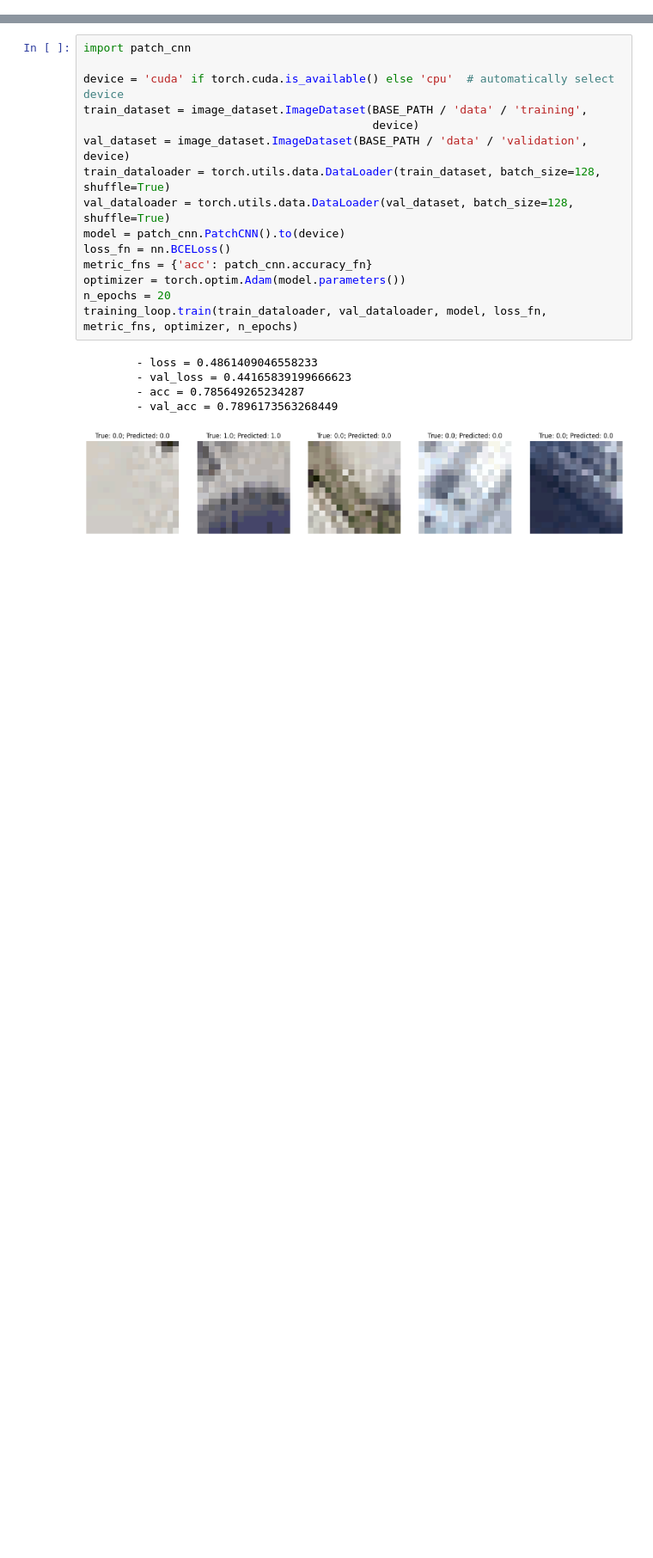
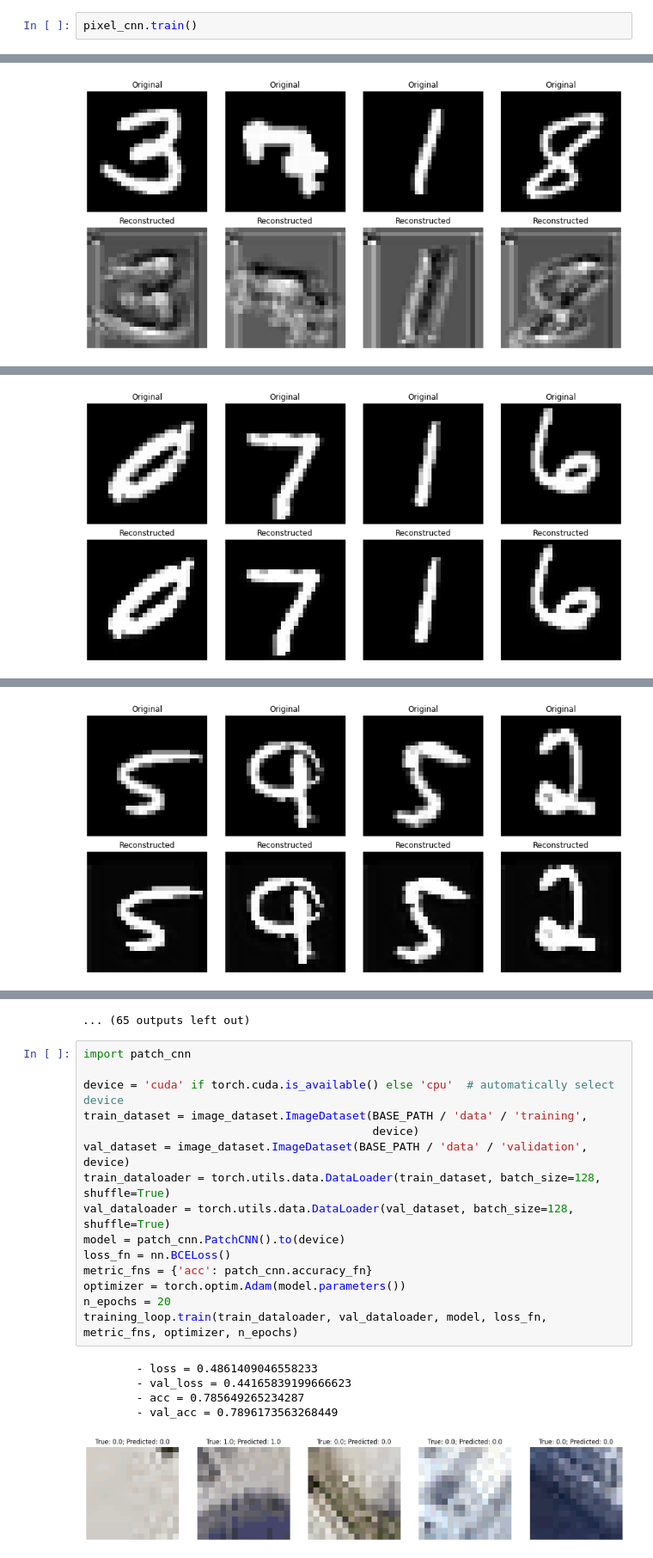
Before and after one commit to squaresphere0/CIL_23, a Jupyter notebook: src/main.ipynb, the cells around one changed output, grey strips where cells are left out. Shown at 86% size. Saved outputs shown, nothing was run; the diff lists cells and outputs as text; blank space fills up the shorter version.

```diff
--- a/src/main.ipynb
+++ b/src/main.ipynb
@@ -13,0 +61,3 @@ BASE_PATH = Path('..')
+# %%
+pixel_cnn.train()
+# %% [output]
@@ -13,0 +66 @@ BASE_PATH = Path('..')
+[figure, added]
@@ -13,0 +68 @@ BASE_PATH = Path('..')
+[figure, added]
@@ -13,0 +70 @@ BASE_PATH = Path('..')
+[figure, added]
@@ -14,3 +77,4 @@ BASE_PATH = Path('..')
+... (65 outputs left out)
 # %%
 import patch_cnn
 
```
Also changed, not shown: parts of 5 cells of this notebook.
